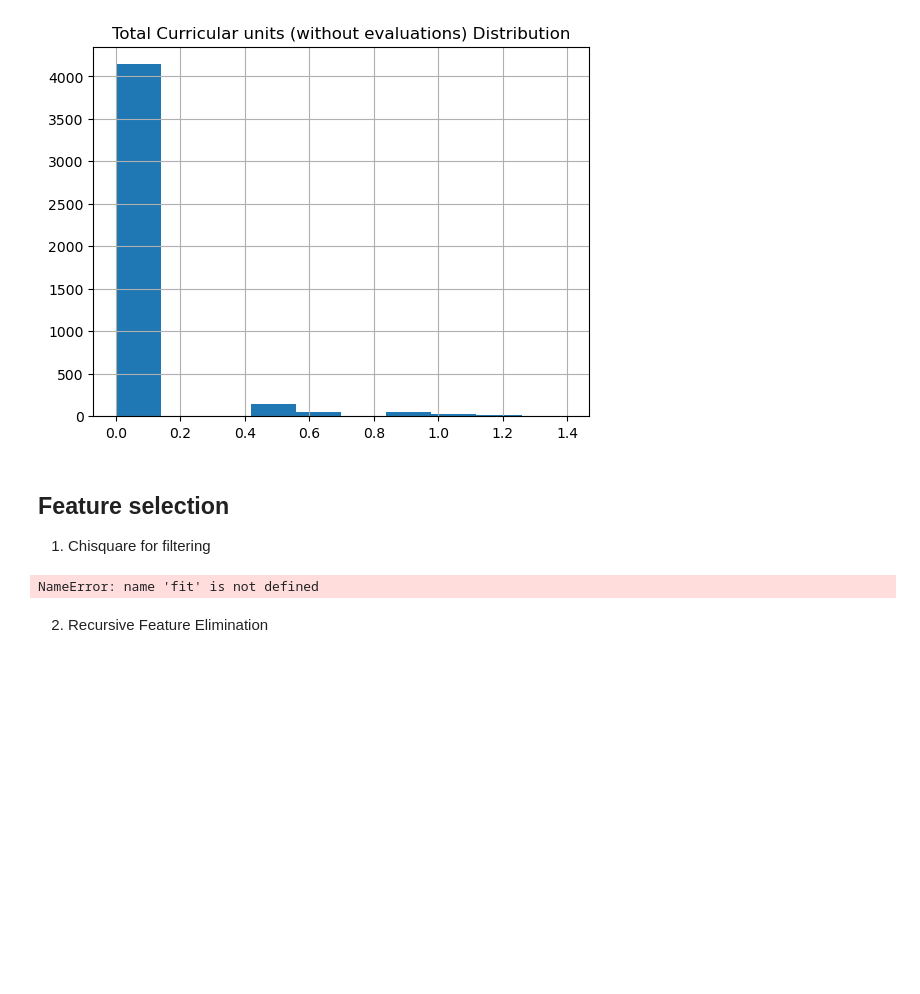
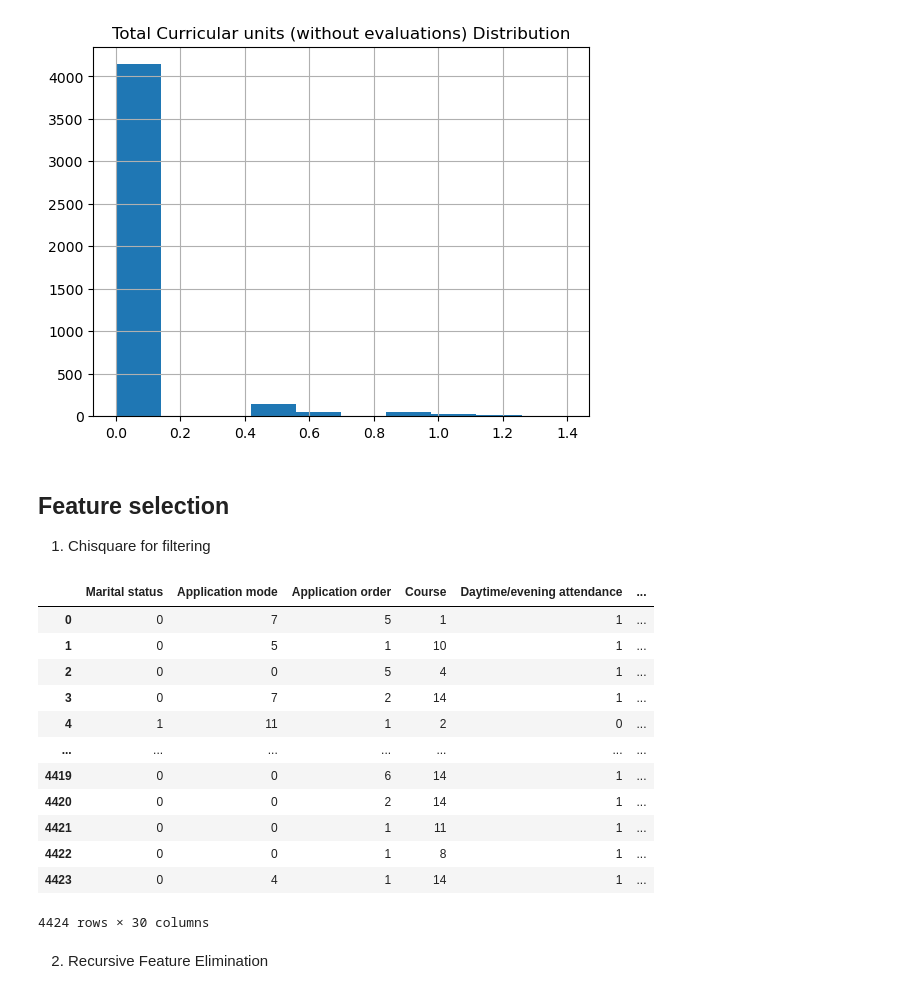
Before and after one commit to ChidiUmeh/3signet-Projects, a Jupyter notebook: week 3 Task/features.ipynb, the cells around one changed output. Drawn from its saved outputs; the diff is of its cells as text; code cells hidden in the pictures; blank space fills up the shorter version.

```diff
--- a/week 3 Task/features.ipynb
+++ b/week 3 Task/features.ipynb
@@ -173,8 +173,8 @@ for numeric in num:
 school_df['Admission grade'] = pd.cut(school_df['Admission grade'],bins=[0,130,150,170,190], labels=[10,20,30,40])
 school_df['Previous qualification (grade)'] = pd.cut(school_df['Previous qualification (grade)'], bins=[0,130,150,170,190], labels=[10,20,30,40])
 # %%
-from sklearn.preprocessing import MinMaxScaler
-scaler = MinMaxScaler()
+from sklearn.preprocessing import StandardScaler
+scaler = StandardScaler()
 school_df[num] = scaler.fit_transform(school_df[num])
 # %% [markdown]
 ## Feature selection
@@ -189,20 +189,33 @@ y= school_df['Target_encoded']
 # %%
 # Feature extraction
 test = SelectKBest(score_func=chi2, k=10)
 
 
-cat= school_df.drop(num,axis=1)
-cat =school_df.drop('Target_encoded',axis=1)
+cat= X.drop(num,axis=1)
 
-# Summarize scores
-np.set_printoptions(precision=3)
-print(fit.scores_)
 
-features = test.fit_transform(cat,y)
-# Summarize selected features
-print(features[0:5,:])
+# # Summarize scores
+# np.set_printoptions(precision=3)
+# # print(fit.scores_)
+
+# features = test.fit_transform(cat,y)
+# # Summarize selected features
+# print(features[0:5,:])
+cat
 # %% [output]
+|  | Marital status | Application mode | Application order | Course | Daytime/evening attendance | ... |
+| 0 | 0 | 7 | 5 | 1 | 1 | ... |
+| 1 | 0 | 5 | 1 | 10 | 1 | ... |
+| 2 | 0 | 0 | 5 | 4 | 1 | ... |
+| 3 | 0 | 7 | 2 | 14 | 1 | ... |
+| 4 | 1 | 11 | 1 | 2 | 0 | ... |
+| ... | ... | ... | ... | ... | ... | ... |
+| 4419 | 0 | 0 | 6 | 14 | 1 | ... |
+| 4420 | 0 | 0 | 2 | 14 | 1 | ... |
+| 4421 | 0 | 0 | 1 | 11 | 1 | ... |
+| 4422 | 0 | 0 | 1 | 8 | 1 | ... |
+| 4423 | 0 | 4 | 1 | 14 | 1 | ... |
-NameError: name 'fit' is not defined
+4424 rows × 30 columns
 # %% [markdown]
 2. Recursive Feature Elimination
 # %%
```
Also changed, not shown: parts of 5 cells of this notebook, 1 other file.
